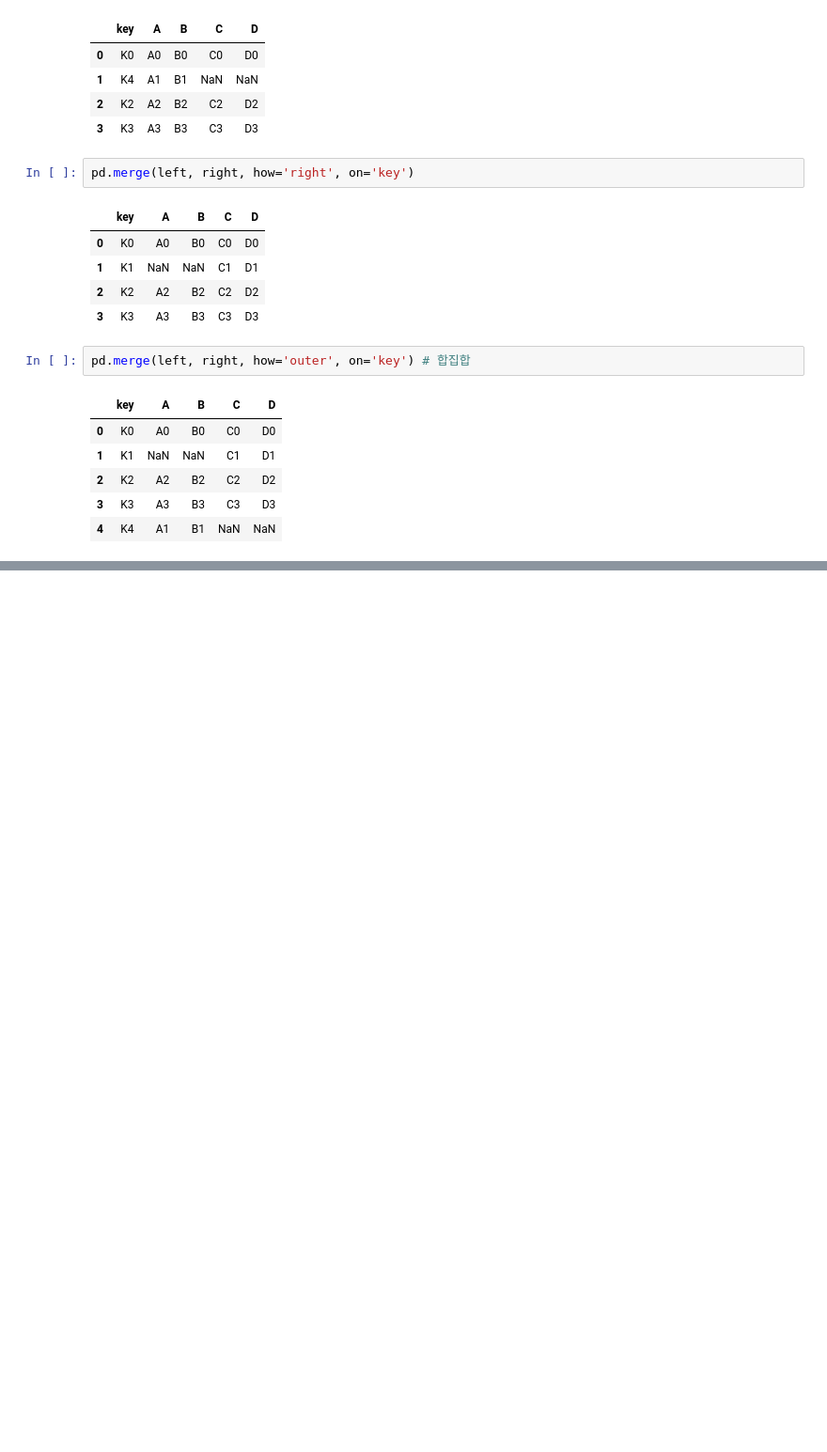
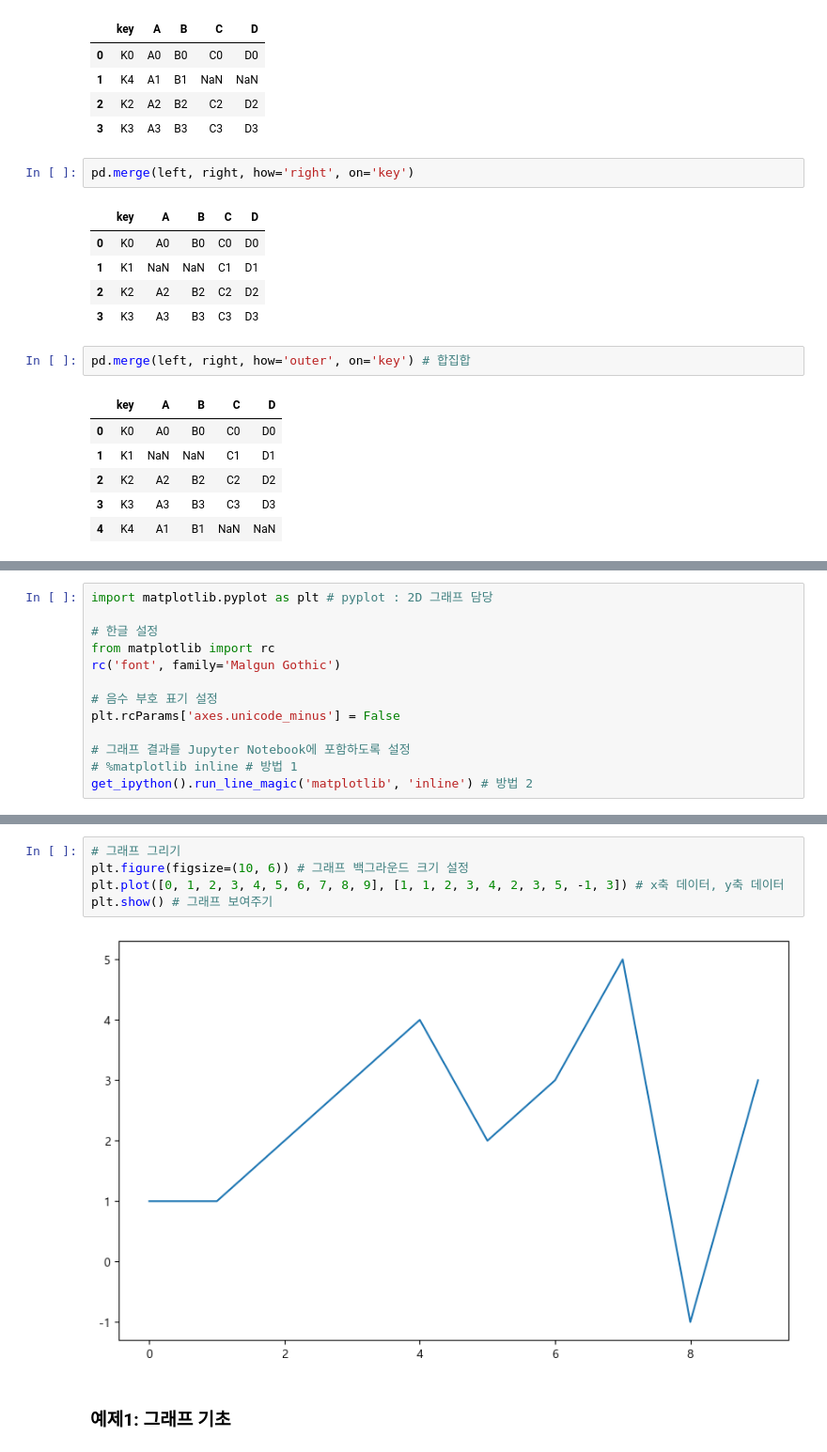
Before and after one commit to GomSon-E/zero-base, a Jupyter notebook: 04. EDA/source_code/01_Analysis Seoul CCTV.ipynb, the cells around one changed output, grey strips where cells are left out. Shown at 94% size. Drawn from its saved outputs; the diff is of its cells as text; blank space fills up the shorter version.

Commit message:
FEAT : EDA - Matplotlib 기초 - plot, scatter

```diff
--- a/04. EDA/source_code/01_Analysis Seoul CCTV.ipynb
+++ b/04. EDA/source_code/01_Analysis Seoul CCTV.ipynb
@@ -944,0 +954,13 @@ pd.merge(left, right, how='outer', on='key') # 합집합
+# %%
+import matplotlib.pyplot as plt # pyplot : 2D 그래프 담당
+
+# 한글 설정
+from matplotlib import rc
+rc('font', family='Malgun Gothic')
+
+# 음수 부호 표기 설정
+plt.rcParams['axes.unicode_minus'] = False
+
+# 그래프 결과를 Jupyter Notebook에 포함하도록 설정
+# %matplotlib inline # 방법 1
+get_ipython().run_line_magic('matplotlib', 'inline') # 방법 2
@@ -944,0 +974,9 @@ pd.merge(left, right, how='outer', on='key') # 합집합
+# %%
+# 그래프 그리기
+plt.figure(figsize=(10, 6)) # 그래프 백그라운드 크기 설정
+plt.plot([0, 1, 2, 3, 4, 5, 6, 7, 8, 9], [1, 1, 2, 3, 4, 2, 3, 5, -1, 3]) # x축 데이터, y축 데이터
+plt.show() # 그래프 보여주기
+# %% [output]
+[figure, added]
+# %% [markdown]
+### 예제1: 그래프 기초
```
Also changed, not shown: parts of 20 cells of this notebook.
